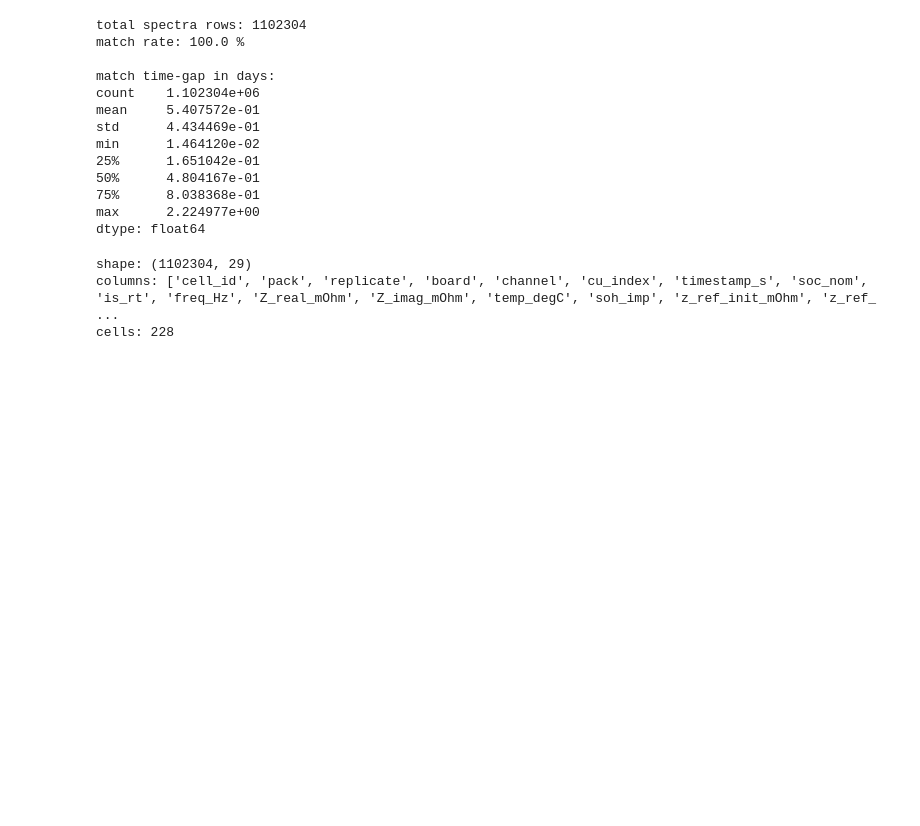
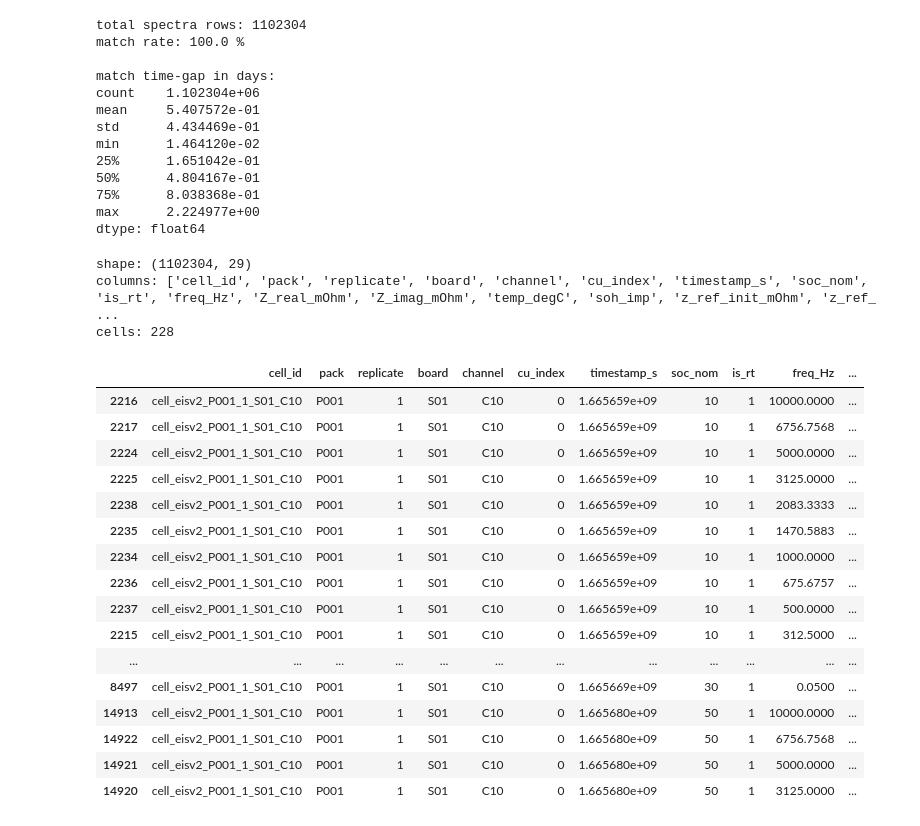
Before and after one commit to Yashtadi/BMS, a Jupyter notebook: notebooks/02_raw_schema_explore.ipynb, the cells around one changed output. Cells and saved outputs as stored; diff of their text form; code cells hidden in the pictures; blank space fills up the shorter version.

Commit message:
final commit for data cleaning

```diff
--- a/notebooks/02_raw_schema_explore.ipynb
+++ b/notebooks/02_raw_schema_explore.ipynb
@@ -487,0 +493,30 @@ labeled.head(60)
+# %%
+import pandas as pd
+pd.set_option("display.max_columns", None)
+
+labeled = pd.read_parquet("../data/interim/eis_labeled.parquet")
+
+# view ONE cell, nicely ordered — instant
+view = labeled[labeled["cell_id"] == "cell_eisv2_P001_1_S01_C10"].sort_values(
+    ["cu_index", "is_rt", "soc_nom", "freq_Hz"],
+    ascending=[True, False, True, False],
+)
+view.head(60)
+# %% [output]
+|  | cell_id | pack | replicate | board | channel | cu_index | timestamp_s | soc_nom | is_rt | freq_Hz | ... |
+| 2216 | cell_eisv2_P001_1_S01_C10 | P001 | 1 | S01 | C10 | 0 | 1.665659e+09 | 10 | 1 | 10000.0000 | ... |
+| 2217 | cell_eisv2_P001_1_S01_C10 | P001 | 1 | S01 | C10 | 0 | 1.665659e+09 | 10 | 1 | 6756.7568 | ... |
+| 2224 | cell_eisv2_P001_1_S01_C10 | P001 | 1 | S01 | C10 | 0 | 1.665659e+09 | 10 | 1 | 5000.0000 | ... |
+| 2225 | cell_eisv2_P001_1_S01_C10 | P001 | 1 | S01 | C10 | 0 | 1.665659e+09 | 10 | 1 | 3125.0000 | ... |
+| 2238 | cell_eisv2_P001_1_S01_C10 | P001 | 1 | S01 | C10 | 0 | 1.665659e+09 | 10 | 1 | 2083.3333 | ... |
+| 2235 | cell_eisv2_P001_1_S01_C10 | P001 | 1 | S01 | C10 | 0 | 1.665659e+09 | 10 | 1 | 1470.5883 | ... |
+| 2234 | cell_eisv2_P001_1_S01_C10 | P001 | 1 | S01 | C10 | 0 | 1.665659e+09 | 10 | 1 | 1000.0000 | ... |
+| 2236 | cell_eisv2_P001_1_S01_C10 | P001 | 1 | S01 | C10 | 0 | 1.665659e+09 | 10 | 1 | 675.6757 | ... |
+| 2237 | cell_eisv2_P001_1_S01_C10 | P001 | 1 | S01 | C10 | 0 | 1.665659e+09 | 10 | 1 | 500.0000 | ... |
+| 2215 | cell_eisv2_P001_1_S01_C10 | P001 | 1 | S01 | C10 | 0 | 1.665659e+09 | 10 | 1 | 312.5000 | ... |
+| ... | ... | ... | ... | ... | ... | ... | ... | ... | ... | ... | ... |
+| 8497 | cell_eisv2_P001_1_S01_C10 | P001 | 1 | S01 | C10 | 0 | 1.665669e+09 | 30 | 1 | 0.0500 | ... |
+| 14913 | cell_eisv2_P001_1_S01_C10 | P001 | 1 | S01 | C10 | 0 | 1.665680e+09 | 50 | 1 | 10000.0000 | ... |
+| 14922 | cell_eisv2_P001_1_S01_C10 | P001 | 1 | S01 | C10 | 0 | 1.665680e+09 | 50 | 1 | 6756.7568 | ... |
+| 14921 | cell_eisv2_P001_1_S01_C10 | P001 | 1 | S01 | C10 | 0 | 1.665680e+09 | 50 | 1 | 5000.0000 | ... |
+| 14920 | cell_eisv2_P001_1_S01_C10 | P001 | 1 | S01 | C10 | 0 | 1.665680e+09 | 50 | 1 | 3125.0000 | ... |
```
Also changed, not shown: parts of 2 cells of this notebook.
